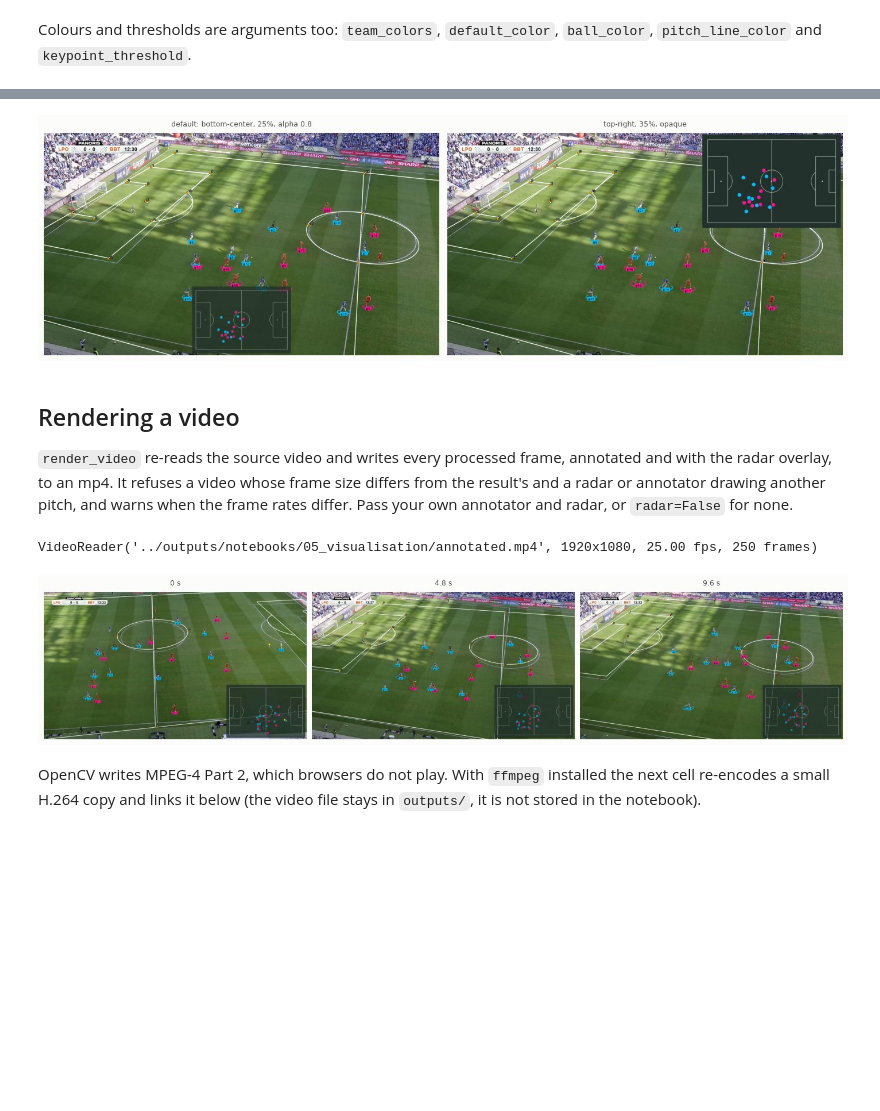
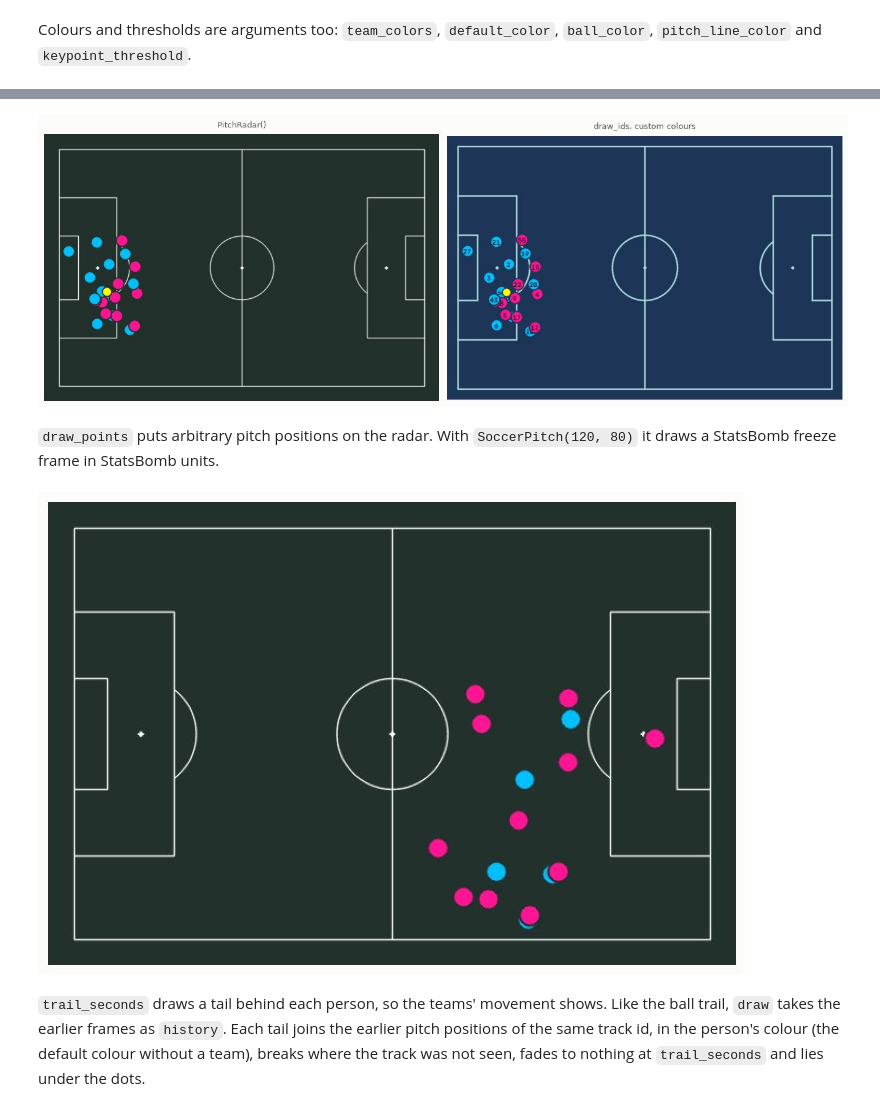
Before and after one commit to RedHot099/TactiFootVision, a Jupyter notebook: notebooks/05_visualisation.ipynb, the cells around one changed output, grey strips where cells are left out. Drawn from its saved outputs; the diff is of its cells as text; code cells hidden in the pictures; blank space fills up the shorter version.

```diff
--- a/notebooks/05_visualisation.ipynb
+++ b/notebooks/05_visualisation.ipynb
@@ -45,11 +45,18 @@ tv.setup_logging("WARNING")
 %config InlineBackend.print_figure_kwargs = {"bbox_inches": "tight", "pil_kwargs": {"quality": 85}}
 
 video = tv.VideoReader(VIDEO)
-detector = tv.load_model("yolo", MODELS / "football_yolo11m.pt", conf=0.3)
-pitch_model = tv.load_model("yolo_pose", MODELS / "pitch_yolov8n_pose.pt")
+detector = tv.load_model("yolo", MODELS / "detector_yolo11l.pt", conf=0.3)
+# The pitch model with its own settings (see 04_inference).
+pitch_model = tv.load_model(
+    "yolo_pose", MODELS / "pitch_yolo11m_pose.pt", conf=0.1, resize="square"
+)
+estimator = tv.pitch.HomographyEstimator(
+    min_confidence=0.3, ransac_threshold=2.0, refine_with_lines=True
+)
 pipeline = tv.Pipeline(
     detector=detector,
     keypoint_model=pitch_model,
+    homography=estimator,
     team_classifier=tv.teams.TeamClassifier(embedder="siglip"),
 )
 result = pipeline.run(VIDEO, end=250, progress=False)
@@ -188,51 +217,34 @@ tv.show(
 # %%
-annotated = styles["video_game"]
-image = radar.draw(frame_result)
+radar = tv.viz.PitchRadar()
+radar_ids = tv.viz.PitchRadar(
+    draw_ids=True, width_px=900, pitch_color="#1D3557", line_color="#A8DADC"
+)
 tv.show(
-    [
-        tv.viz.overlay(annotated, image),
-        tv.viz.overlay(
-            annotated, image, position="top-right", width_fraction=0.35, alpha=1.0
-        ),
-    ],
-    titles=["default: bottom-center, 25%, alpha 0.8", "top-right, 35%, opaque"],
+    [radar.draw(frame_result), radar_ids.draw(frame_result)],
+    titles=["PitchRadar()", "draw_ids, custom colours"],
     cols=2,
-    width=14,
+    width=13,
 )
 # %% [output]
-[figure, old version]
+[figure, new version]
 # %% [markdown]
-## Rendering a video
-
-`render_video` re-reads the source video and writes every processed frame,
-annotated and with the radar overlay, to an mp4. It refuses a video whose
-frame size differs from the result's and a radar or annotator drawing another
-pitch, and warns when the frame rates differ.
-Pass your own annotator and radar, or `radar=False` for none.
+`draw_points` puts arbitrary pitch positions on the radar. With
+`SoccerPitch(120, 80)` it draws a StatsBomb freeze frame in StatsBomb units.
 # %%
-video_path = tv.viz.render_video(
-    result,
-    VIDEO,
-    OUT / "annotated.mp4",
-    annotator=tv.viz.FrameAnnotator(style="video_game"),
-    radar=tv.viz.PitchRadar(draw_ids=True),
-    overlay_position="bottom-right",
-    overlay_width_fraction=0.3,
-    progress=False,
+statsbomb = tv.data.load_statsbomb(DATA / "statsbomb")
+event = statsbomb[statsbomb["event_uuid"] == statsbomb["event_uuid"].iloc[0]]
+statsbomb_radar = tv.viz.PitchRadar(pitch=tv.SoccerPitch(120, 80))
+colors = np.where(event["teammate"], "#00BFFF", "#FF1493").tolist()
+tv.show(
+    statsbomb_radar.draw_points(np.array(event["pitch_location"].tolist()), colors),
+    width=7,
 )
-rendered = tv.VideoReader(video_path)
-print(rendered)
-tv.show(
-    [rendered.read(i) for i in (0, 120, 240)],
-    titles=["0 s", "4.8 s", "9.6 s"],
-    cols=3,
-    width=14,
-)
 # %% [output]
-VideoReader('../outputs/notebooks/05_visualisation/annotated.mp4', 1920x1080, 25.00 fps, 250 frames)
-[figure, old version]
+[figure, new version]
 # %% [markdown]
-OpenCV writes MPEG-4 Part 2, which browsers do not play. With `ffmpeg`
-installed the next cell re-encodes a small H.264 copy and links it below
-(the video file stays in `outputs/`, it is not stored in the notebook).
+`trail_seconds` draws a tail behind each person, so the teams' movement shows.
+Like the ball trail, `draw` takes the earlier frames as `history`. Each tail
+joins the earlier pitch positions of the same track id, in the person's
+colour (the default colour without a team), breaks where the track was not
+seen, fades to nothing at `trail_seconds` and lies under the dots.
 # %%
```
Also changed, not shown: parts of 40 cells of this notebook, 3 other files.
